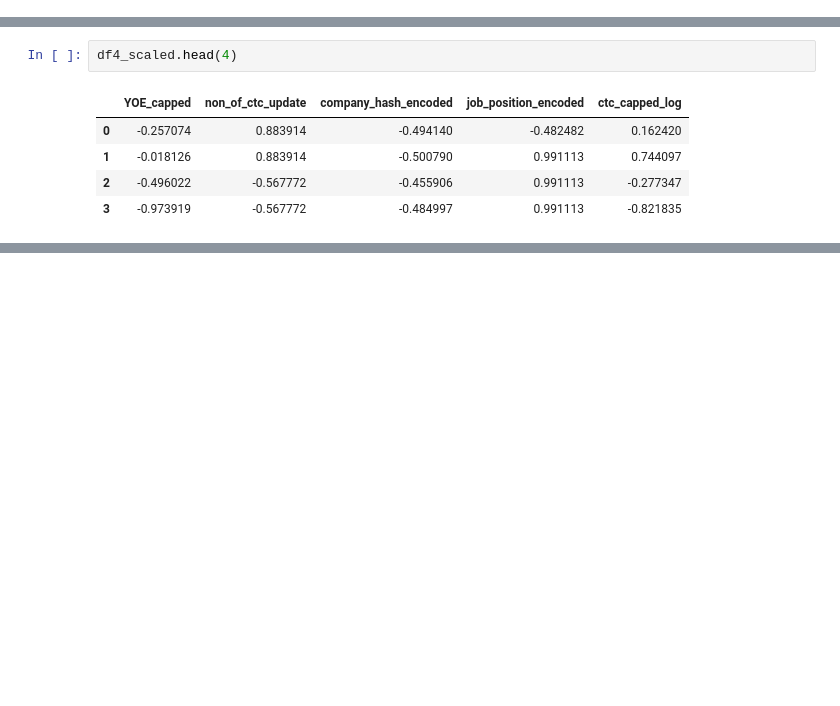
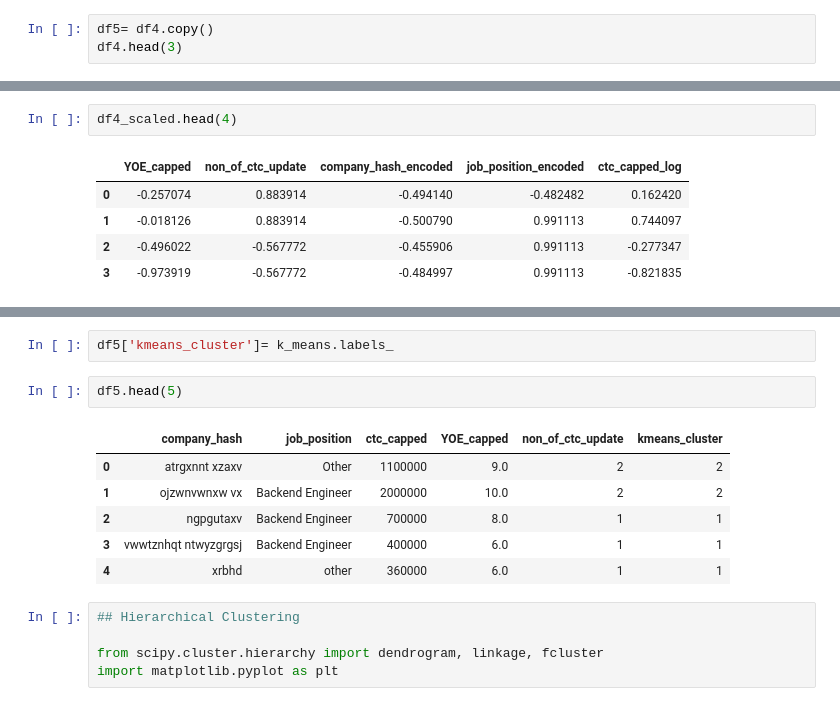
Before and after one commit to VDdotexe/Weekend_Scratching, a Jupyter notebook: case_studies/Clustering_CS.ipynb, the cells around one changed output, grey strips where cells are left out. Saved outputs shown, nothing was run; the diff lists cells and outputs as text; blank space fills up the shorter version.

```diff
--- a/case_studies/Clustering_CS.ipynb
+++ b/case_studies/Clustering_CS.ipynb
@@ -607,0 +747,3 @@ df4.head(3)
+# %%
+df5= df4.copy()
+df4.head(3)
@@ -670,0 +888,16 @@ df4_scaled.head(4)
+# %%
+df5['kmeans_cluster']= k_means.labels_
+# %%
+df5.head(5)
+# %% [output]
+|  | company_hash | job_position | ctc_capped | YOE_capped | non_of_ctc_update | kmeans_cluster |
+| 0 | atrgxnnt xzaxv | Other | 1100000 | 9.0 | 2 | 2 |
+| 1 | ojzwnvwnxw vx | Backend Engineer | 2000000 | 10.0 | 2 | 2 |
+| 2 | ngpgutaxv | Backend Engineer | 700000 | 8.0 | 1 | 1 |
+| 3 | vwwtznhqt ntwyzgrgsj | Backend Engineer | 400000 | 6.0 | 1 | 1 |
+| 4 | xrbhd | other | 360000 | 6.0 | 1 | 1 |
+# %%
+## Hierarchical Clustering
+
+from scipy.cluster.hierarchy import dendrogram, linkage, fcluster
+import matplotlib.pyplot as plt
```
Also changed, not shown: parts of 32 cells of this notebook.
